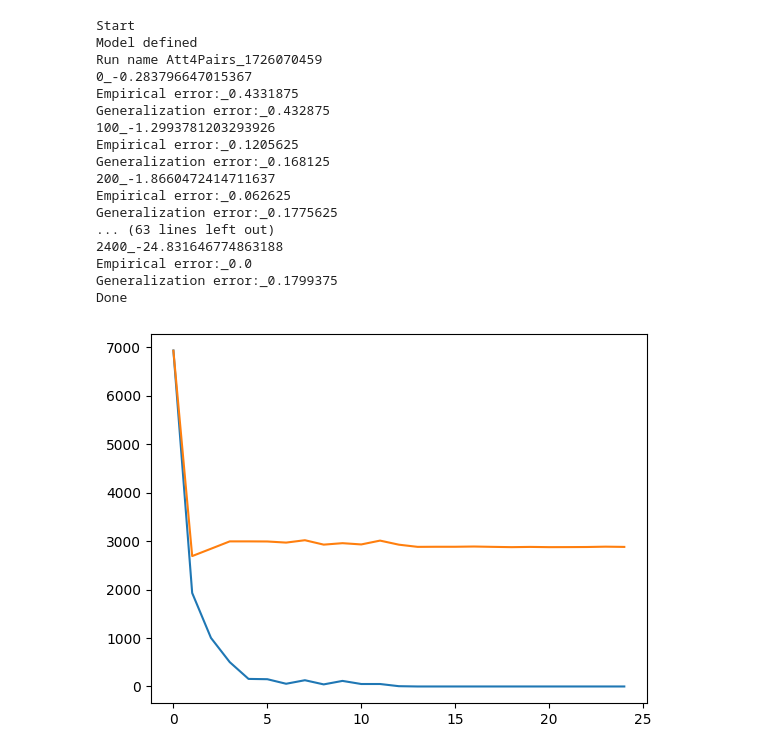
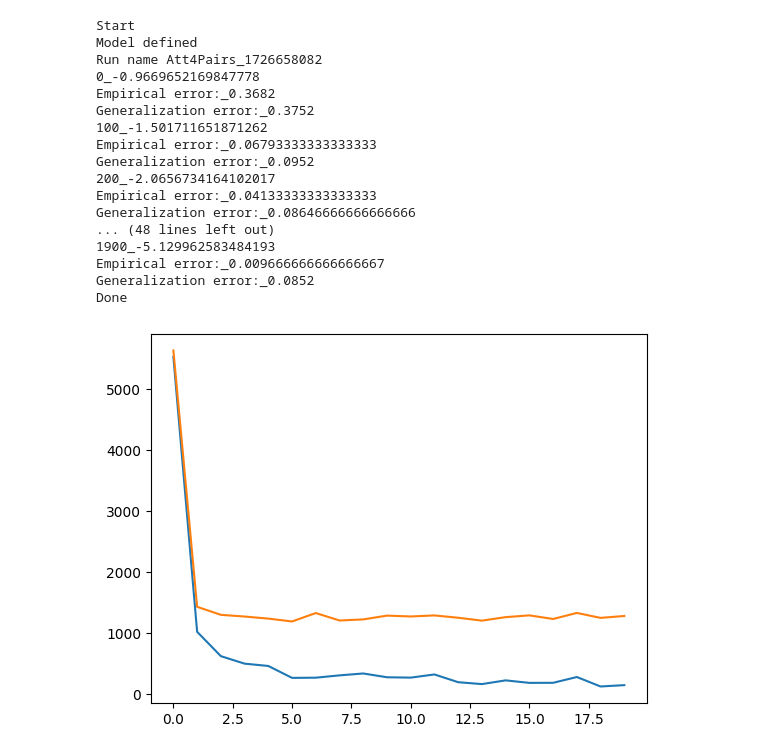
Before and after one commit to tsteifer/transformers-for-triangle-free-graphs, a Jupyter notebook: Triangle_freeness_testing_with_generalized_attention.ipynb, the cells around one changed output. Saved outputs shown, nothing was run; the diff lists cells and outputs as text; code cells hidden in the pictures.

```diff
--- a/Triangle_freeness_testing_with_generalized_attention.ipynb
+++ b/Triangle_freeness_testing_with_generalized_attention.ipynb
@@ -602,0 +618,4 @@ How many triangle-free graphs in the sample?
+# %%
+d_model=16
+num_epochs=1000
+executeTraining(d_model,edgeMode=True)
@@ -602,0 +646,2 @@ How many triangle-free graphs in the sample?
+# %%
+executeTraining(d_model,edgeMode=False)
@@ -603,10 +667,10 @@ How many triangle-free graphs in the sample?
 # %%
-def gen_random(num, seed=0, size=90000):
+def gen_random(num, seed=0, size=10000):
     data=[]
     sqn=int(np.sqrt(num))
     c=0
     for k in range(size):
-        dat=random.choices([0,1],[0.9,0.1],k=num)
+        dat=random.choices([0,1],[0.8,0.2],k=num)
         dat=dat[:num]
         adj=np.array(dat)
         adj=adj.reshape((sqn,sqn))
@@ -628,8 +692,8 @@ def gen_random(num, seed=0, size=90000):
     random.shuffle(data)
     return data
 
-# train = gen_random(p, seed)
-# test = gen_random(p, seed)
+train = gen_random(p, seed)
+test = gen_random(p, seed)
 print("How many triangle-free graphs in the sample?")
 c=0.
 for k in range(len(train)):
@@ -640,6 +704,6 @@ print(c/len(test))
 num_epochs = 2500 #@param
 d_vocab=2
 
-executeTraining(d_model,num_layers,edgeMode=True)
+executeTraining(d_model,num_layers,edgeMode=False)
 # %% [output]
 How many triangle-free graphs in the sample?
@@ -670,21 +748,21 @@ NameError: name 'executeTraining' is not defined
 # %%
-executeTraining(d_model,num_layers,edgeMode=True)
+executeTraining(d_model,num_layers,edgeMode=False) #30x500
 # %% [output]
 Start
 Model defined
-Run name Att4Pairs_1726070459
-0_-0.283796647015367
-Empirical error:_0.4331875
-Generalization error:_0.432875
-100_-1.2993781203293926
-Empirical error:_0.1205625
-Generalization error:_0.168125
-200_-1.8660472414711637
-Empirical error:_0.062625
-Generalization error:_0.1775625
-... (63 lines left out)
-2400_-24.831646774863188
-Empirical error:_0.0
-Generalization error:_0.1799375
+Run name Att4Pairs_1726658082
+0_-0.9669652169847778
+Empirical error:_0.3682
+Generalization error:_0.3752
+100_-1.501711651871262
+Empirical error:_0.06793333333333333
+Generalization error:_0.0952
+200_-2.0656734164102017
+Empirical error:_0.04133333333333333
+Generalization error:_0.08646666666666666
+... (48 lines left out)
+1900_-5.129962583484193
+Empirical error:_0.009666666666666667
+Generalization error:_0.0852
 Done
-[figure, old version]
+[figure, new version]
```
Also changed, not shown: parts of 9 cells of this notebook.
